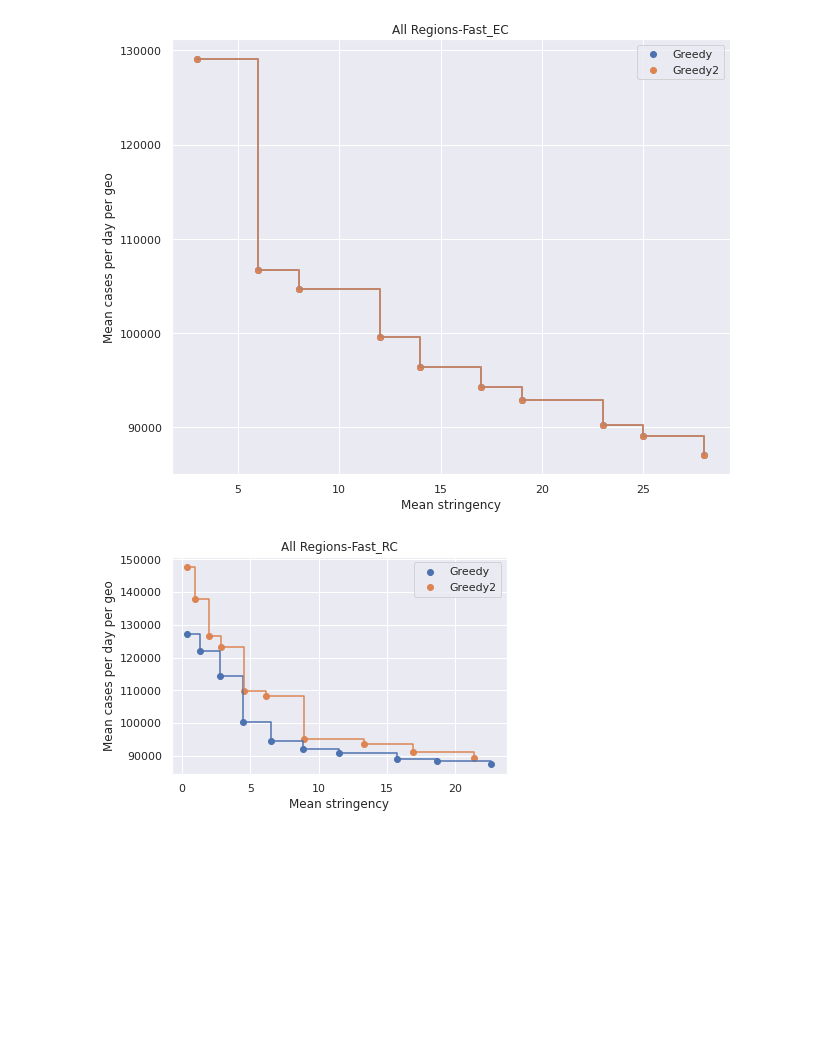
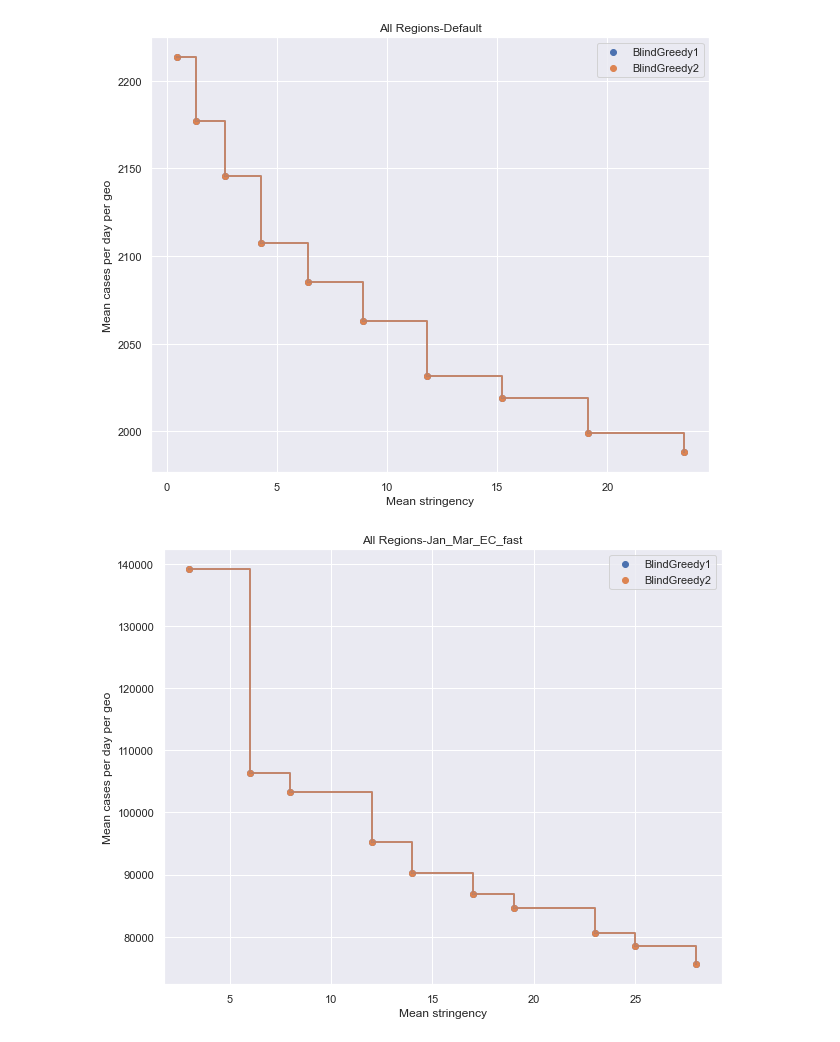
Before and after one commit to bradyneal/covid-xprize-comp, a Jupyter notebook: ongoing/prescriptors/plotting.ipynb, the cells around one changed output. Saved outputs shown, nothing was run; the diff lists cells and outputs as text; code cells hidden in the pictures; blank space fills up the shorter version.

```diff
--- a/ongoing/prescriptors/plotting.ipynb
+++ b/ongoing/prescriptors/plotting.ipynb
@@ -14,12 +15,8 @@ csv_filepath
 # %%
 # dictionary storing prescriptor files in format model_name: path_to_file
 prescription_files = {
-#     'NeatExample': 'covid_xprize/examples/prescriptors/neat/test_prescriptions/pres.csv',
-#     'Random1': 'covid_xprize/examples/prescriptors/random/prescriptions/random_presc_1.csv',
-#     'Random2': 'covid_xprize/examples/prescriptors/random/prescriptions/random_presc_2.csv',
-#     'BlindGreedy': 'covid_xprize/examples/prescriptors/blind_greedy/prescriptions/blind_greedy.csv',
-    'Greedy': os.path.join(csv_filepath, 'greedy_prescriptor_evaluate.csv'),
-    'Greedy2': os.path.join(csv_filepath, 'greedy_prescriptor_evaluate2.csv')
+    'BlindGreedy1': os.path.join(csv_filepath, 'blind_greedy_evaluate1.csv'),
+    'BlindGreedy2': os.path.join(csv_filepath, 'blind_greedy_evaluate2.csv')
 }
 # %%
 def load_data(filepath):
@@ -74,6 +36,6 @@ df[df['CountryName'] == 'Canada']
 # %%
 # Compute domination relationship for each pair of prescriptors for each geo
-def compute_domination_df(df):
+def compute_domination_df(df, verbose=False):
     country_names = []
     region_names = []
     dominating_names = []
@@ -84,7 +46,8 @@ def compute_domination_df(df):
     for country_name in df['CountryName'].unique():
         cdf = df[df['CountryName'] == country_name]
         for region_name in cdf['RegionName'].unique():
-            print('Computing domination for', country_name, region_name)
+            if verbose:
+                print('Computing domination for', country_name, region_name)
             if pd.isna(region_name):
                 rdf = cdf[cdf['RegionName'].isna()]
             else:
@@ -125,5 +88,3 @@ def compute_domination_df(df):
         'DominatedName': dominated_names,
         'DominatedIndex': dominated_idxs})
     return ddf
-# %%
-ddf = compute_domination_df(df)
@@ -134,5 +91,9 @@ Computing domination for United States Texas
 # %%
-# Get number of dominated prescriptions for each submission. This is the "Domination Count"
-ddf.groupby('DominatingName').count().sort_values('DominatedIndex', ascending=False)['DominatedIndex']
-ddf
+# Get number of dominated prescriptions for each submission on each test. This is the "Domination Count"
+for test_name in df['TestName'].unique():
+    print('Test', test_name)
+    df_test = df[df['TestName'] == test_name]
+    ddf = compute_domination_df(df_test)
+    print(ddf.groupby('DominatingName').count().sort_values('DominatedIndex', ascending=False)['DominatedIndex'])
+    print()
 # %% [output]
@@ -204,25 +175,24 @@ def plot_pareto_curve(objective1_list, objective2_list):
 # %%
 sns.set_theme()
 
 # Plot overall stringency and cases of each prescription
 
-plt.figure(figsize=(10,8))
-
-for test in df['TestName'].unique():  # plot for each test
+for test_name in df['TestName'].unique():  # plot for each test
+    plt.figure(figsize=(10,8))
     for prescriptor_name in prescription_files:
         pdf = df[df['PrescriptorName'] == prescriptor_name]
-        pdf = pdf[pdf['TestName'] == test]
+        pdf = pdf[pdf['TestName'] == test_name]
         overall_pdf = pdf.groupby(['PrescriptionIndex', ]).mean().reset_index()
         plt.scatter(overall_pdf['Stringency'],
                     overall_pdf['PredictedDailyNewCases'],
                     label=prescriptor_name)
         plot_pareto_curve(list(overall_pdf['Stringency']),
                          list(overall_pdf['PredictedDailyNewCases']))
     plt.xlabel('Mean stringency')
     plt.ylabel('Mean cases per day per geo')
-    plt.title('All Regions' + '-' + test)
+    plt.title('All Regions' + '-' + test_name)
     plt.legend()
     plt.show()
 # %% [output]
-[figure, old version]
+[figure, new version]
-[figure, old version]
+[figure, new version]
```
Also changed, not shown: parts of 8 cells of this notebook.
